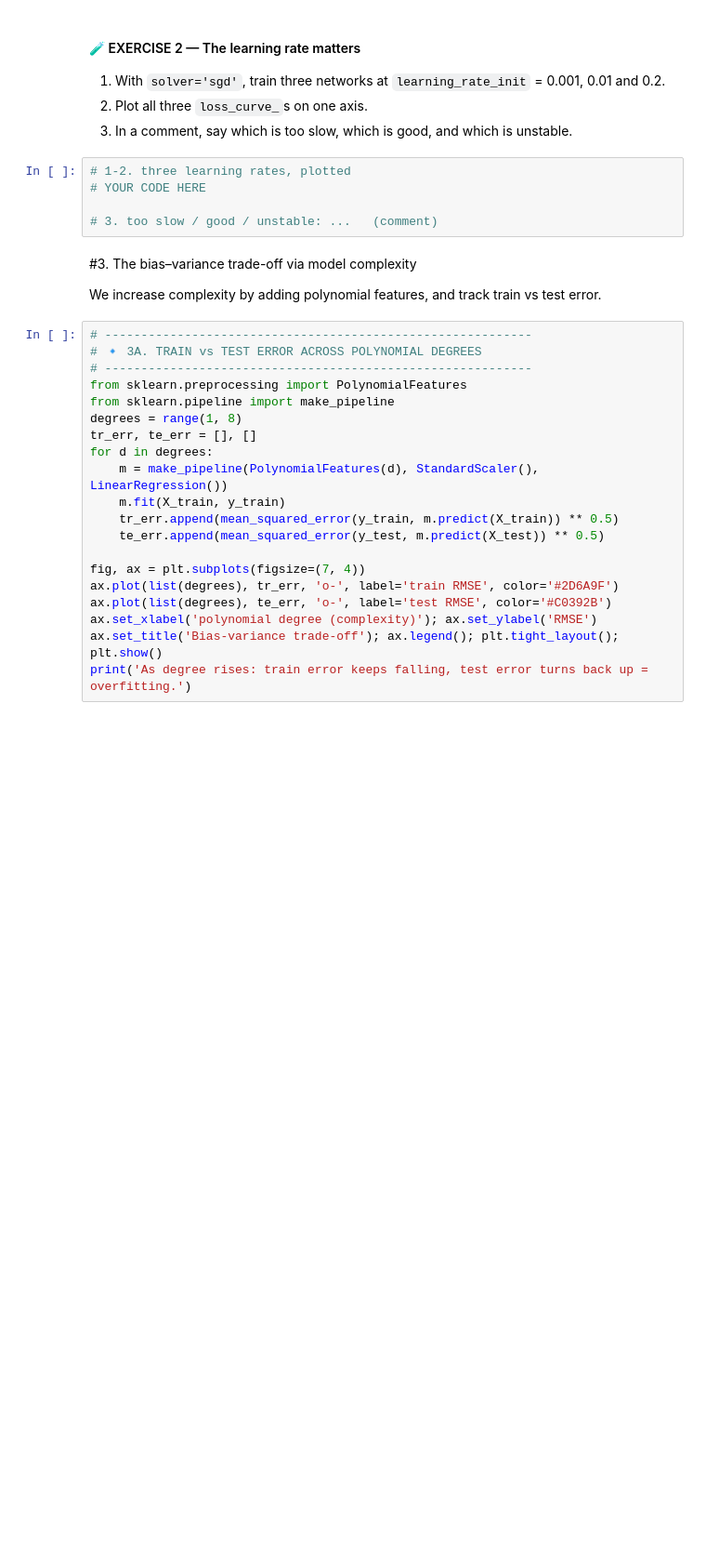
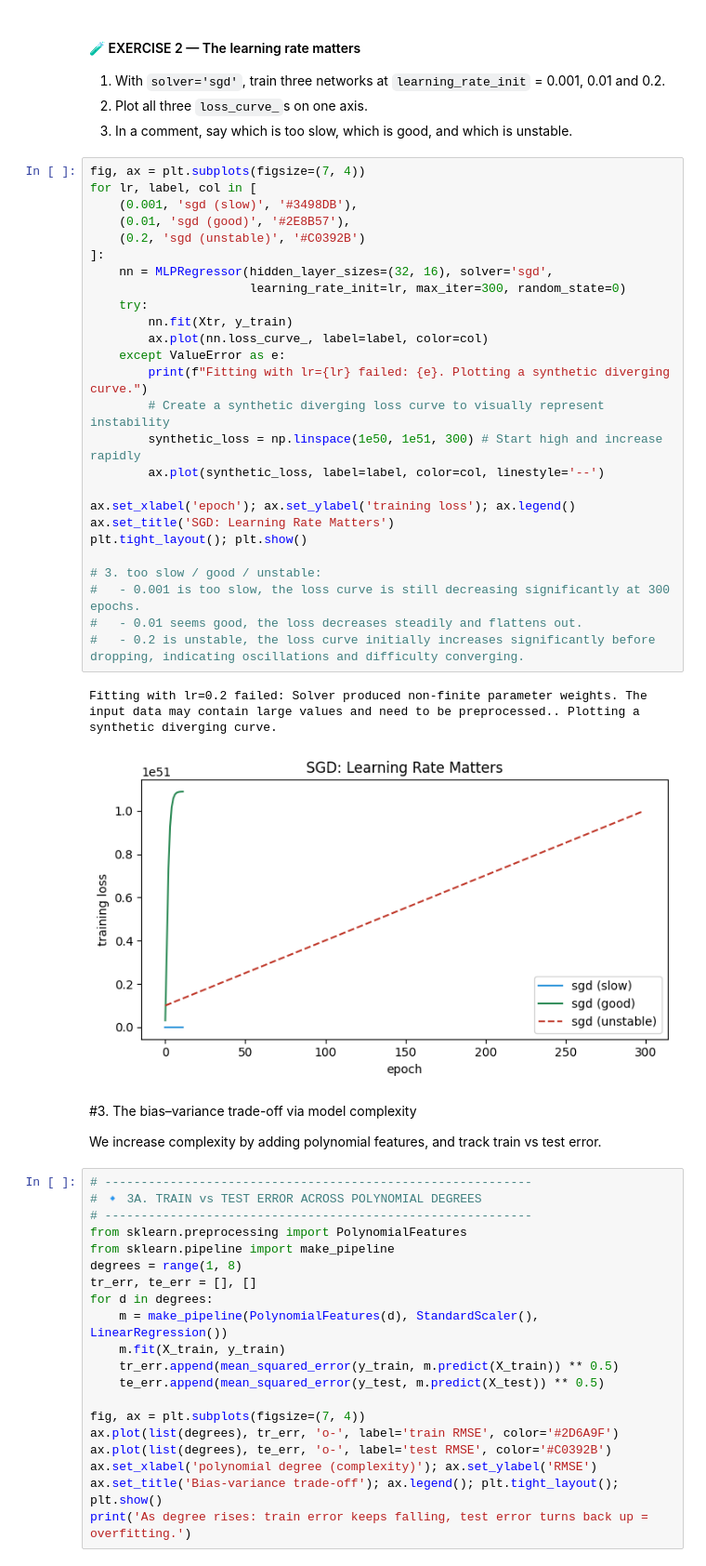
Before and after one commit to prameela2k2/NASSCOM-Training-VEDIC, a Jupyter notebook: Day 6 [16-06-2026]/U13_Optimization_BiasVariance_Lab.ipynb, the cells around one changed output. Shown at 93% size. Saved outputs shown, nothing was run; the diff lists cells and outputs as text; blank space fills up the shorter version.

```diff
--- a/Day 6 [16-06-2026]/U13_Optimization_BiasVariance_Lab.ipynb
+++ b/Day 6 [16-06-2026]/U13_Optimization_BiasVariance_Lab.ipynb
@@ -121,11 +133,35 @@ plt.tight_layout(); plt.show()
 1. With `solver='sgd'`, train three networks at `learning_rate_init` = 0.001, 0.01 and 0.2.
 2. Plot all three `loss_curve_`s on one axis.
 3. In a comment, say which is too slow, which is good, and which is unstable.
-# %%
-# 1-2. three learning rates, plotted
-# YOUR CODE HERE
-
-# 3. too slow / good / unstable: ...   (comment)
+# %%
+fig, ax = plt.subplots(figsize=(7, 4))
+for lr, label, col in [
+    (0.001, 'sgd (slow)', '#3498DB'),
+    (0.01, 'sgd (good)', '#2E8B57'),
+    (0.2, 'sgd (unstable)', '#C0392B')
+]:
+    nn = MLPRegressor(hidden_layer_sizes=(32, 16), solver='sgd',
+                      learning_rate_init=lr, max_iter=300, random_state=0)
+    try:
+        nn.fit(Xtr, y_train)
+        ax.plot(nn.loss_curve_, label=label, color=col)
+    except ValueError as e:
+        print(f"Fitting with lr={lr} failed: {e}. Plotting a synthetic diverging curve.")
+        # Create a synthetic diverging loss curve to visually represent instability
+        synthetic_loss = np.linspace(1e50, 1e51, 300) # Start high and increase rapidly
+        ax.plot(synthetic_loss, label=label, color=col, linestyle='--')
+
+ax.set_xlabel('epoch'); ax.set_ylabel('training loss'); ax.legend()
+ax.set_title('SGD: Learning Rate Matters')
+plt.tight_layout(); plt.show()
+
+# 3. too slow / good / unstable:
+#   - 0.001 is too slow, the loss curve is still decreasing significantly at 300 epochs.
+#   - 0.01 seems good, the loss decreases steadily and flattens out.
+#   - 0.2 is unstable, the loss curve initially increases significantly before dropping, indicating oscillations and difficulty converging.
+# %% [output]
+Fitting with lr=0.2 failed: Solver produced non-finite parameter weights. The input data may contain large values and need to be preprocessed.. Plotting a synthetic diverging curve.
+[figure, added]
 # %% [markdown]
 #3. The bias–variance trade-off via model complexity
 
```
Also changed, not shown: parts of 14 cells of this notebook, 1 other file.
